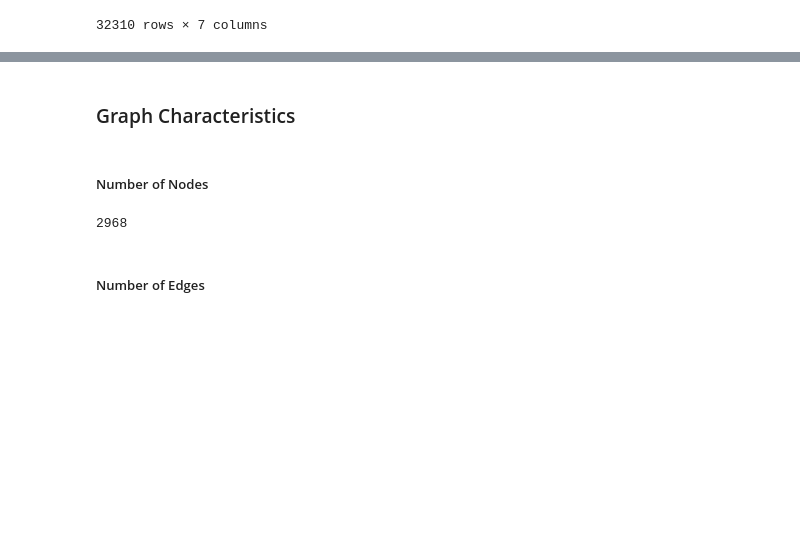
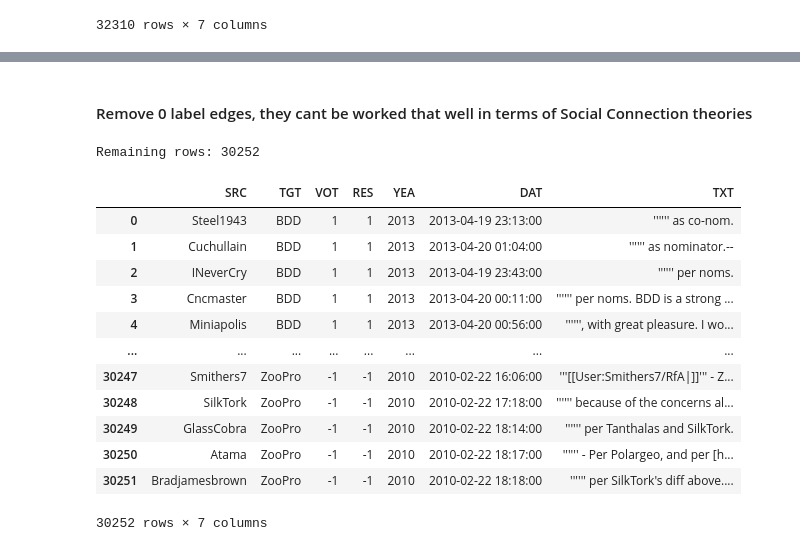
Before and after one commit to ijustsnapped/ADComplexos, a Jupyter notebook: Preprocessing.ipynb, the cells around one changed output, grey strips where cells are left out. Saved outputs shown, nothing was run; the diff lists cells and outputs as text; code cells hidden in the pictures; blank space fills up the shorter version.

Commit message:
well

```diff
--- a/Preprocessing.ipynb
+++ b/Preprocessing.ipynb
@@ -180,3 +191,32 @@ df
+# %% [markdown]
+#### Remove 0 label edges, they cant be worked that well in terms of Social Connection theories
+# %%
+# Remove rows where VOT is 0
+df = df[df['VOT'] != 0]
+
+# Reset the index to keep it clean (optional)
+df.reset_index(drop=True, inplace=True)
+
+# Confirm the change
+print(f"Remaining rows: {len(df)}")
+
+write_csv_file(df, output_file)
+df
+# %% [output]
+Remaining rows: 30252
+|  | SRC | TGT | VOT | RES | YEA | DAT | TXT |
+| 0 | Steel1943 | BDD | 1 | 1 | 2013 | 2013-04-19 23:13:00 | '''''' as co-nom. |
+| 1 | Cuchullain | BDD | 1 | 1 | 2013 | 2013-04-20 01:04:00 | '''''' as nominator.-- |
+| 2 | INeverCry | BDD | 1 | 1 | 2013 | 2013-04-19 23:43:00 | '''''' per noms. |
+| 3 | Cncmaster | BDD | 1 | 1 | 2013 | 2013-04-20 00:11:00 | '''''' per noms. BDD is a strong ... |
+| 4 | Miniapolis | BDD | 1 | 1 | 2013 | 2013-04-20 00:56:00 | '''''', with great pleasure. I wo... |
+| ... | ... | ... | ... | ... | ... | ... | ... |
+| 30247 | Smithers7 | ZooPro | -1 | -1 | 2010 | 2010-02-22 16:06:00 | '''[[User:Smithers7/RfA|]]''' - Z... |
+| 30248 | SilkTork | ZooPro | -1 | -1 | 2010 | 2010-02-22 17:18:00 | '''''' because of the concerns al... |
+| 30249 | GlassCobra | ZooPro | -1 | -1 | 2010 | 2010-02-22 18:14:00 | '''''' per Tanthalas and SilkTork. |
+| 30250 | Atama | ZooPro | -1 | -1 | 2010 | 2010-02-22 18:17:00 | '''''' - Per Polargeo, and per [h... |
+| 30251 | Bradjamesbrown | ZooPro | -1 | -1 | 2010 | 2010-02-22 18:18:00 | '''''' per SilkTork's diff above.... |
+30252 rows × 7 columns
 # %%
 
 # Assuming df is the DataFrame that you've already filtered and processed
@@ -227,10 +266,0 @@ G = create_signed_graph(df_cleaned)
-# %% [markdown]
-### Graph Characteristics
-# %% [markdown]
-##### Number of Nodes
-# %%
-G.number_of_nodes()
-# %% [output]
-2968
-# %% [markdown]
-##### Number of Edges
```
Also changed, not shown: parts of 14 cells of this notebook, 14 other files.
